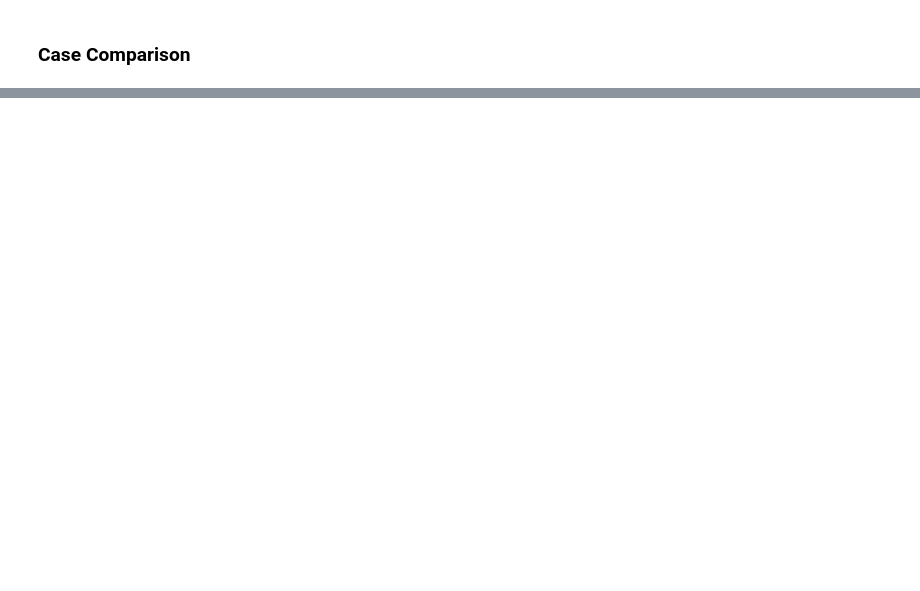
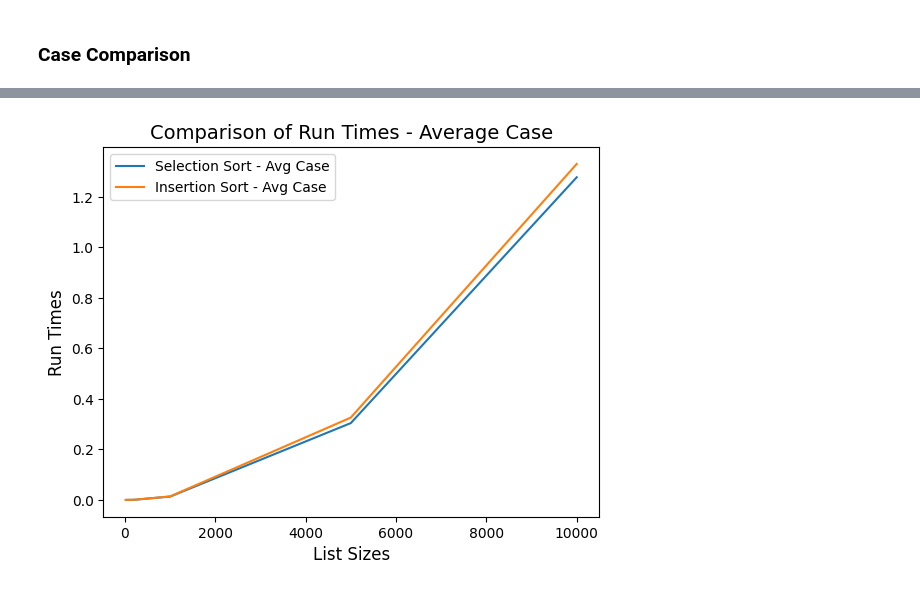
Before and after one commit to cjbass02/CSC33310-Program2, a Jupyter notebook: CSC3310_program2_group12.ipynb, the cells around one changed output, grey strips where cells are left out. Saved outputs shown, nothing was run; the diff lists cells and outputs as text; code cells hidden in the pictures; blank space fills up the shorter version.

```diff
--- a/CSC3310_program2_group12.ipynb
+++ b/CSC3310_program2_group12.ipynb
@@ -212,0 +235,11 @@ plt.legend()
+# %%
+# Plotting average case
+plt.plot(list_sizes, time_average_insertion, label="Selection Sort - Avg Case")
+plt.plot(list_sizes, time_average_selection, label="Insertion Sort - Avg Case")
+plt.xlabel("List Sizes", fontsize=12)
+plt.ylabel("Run Times", fontsize=12)
+plt.title("Comparison of Run Times - Average Case", fontsize=14)
+plt.legend()
+plt.show()
+# %% [output]
+[figure, added]
```
Also changed, not shown: parts of 5 cells of this notebook.
